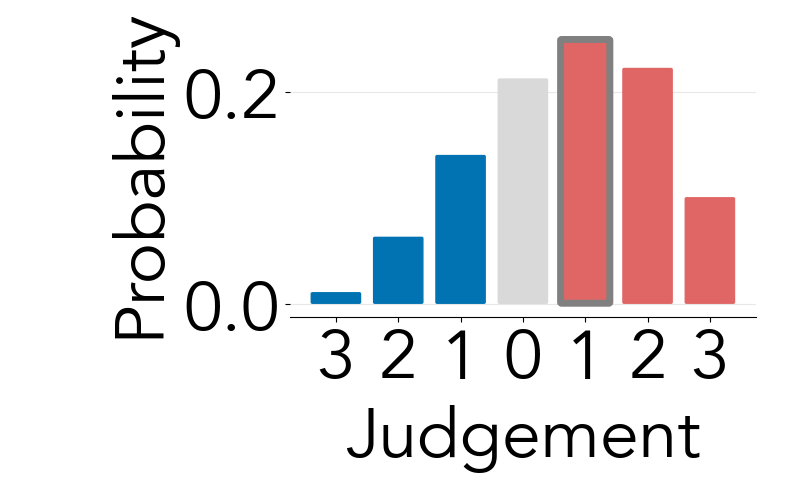
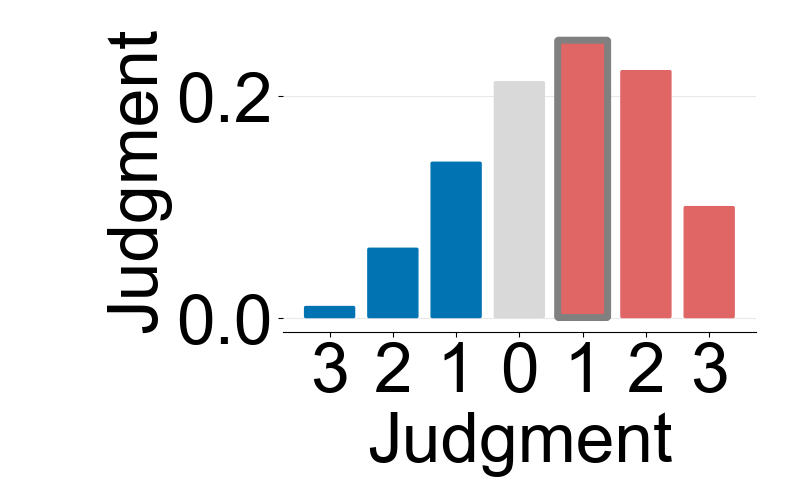
Before and after one commit to janphilippfranken/spacefish, a Jupyter notebook: analysis/beta_plot.ipynb, the cells around one changed output. Drawn from its saved outputs; the diff is of its cells as text; code cells hidden in the pictures.

```diff
--- a/analysis/beta_plot.ipynb
+++ b/analysis/beta_plot.ipynb
@@ -46,7 +46,7 @@ import seaborn as sns
 from plots import get_fancy_bbox, get_palette, lighten_color
 
 def plot_bins(a, b, ax, **kwargs):
-    plt.rcParams['font.family'] = "Avenir"
+    plt.rcParams['font.family'] = "Arial"
     plt.rcParams['font.size'] = "50"
 
     # Define the bins.
@@ -73,33 +73,33 @@ def plot_bins(a, b, ax, **kwargs):
         bb = patch.get_bbox()
         color=patch.get_facecolor()
         p_bbox = get_fancy_bbox(bb, "round,pad=-0.005,rounding_size=0.02", color, mutation_aspect=0.05)
         patch.remove()
         new_patches.append(p_bbox)
     for patch in new_patches:
         ax.add_patch(patch)
 
     # Color each bar according to the defined colors.
     for i, bar in enumerate(ax.patches):
         bar.set_color(colors[i])
 
     # Add a gray frame to the fifth bar
     ax.patches[4].set_edgecolor('grey')
     ax.patches[4].set_linewidth(5)
 
 
     # Set labels and ticks for the x-axis.
     xticks = np.arange(0, 7)
     ax.set_xticks(xticks)
     ax.set_xticklabels([3, 2, 1, 0, 1, 2, 3])
 
     return ax
 
 fig, ax = plt.subplots(figsize=(8, 6))
 plot_bins(3, 2, ax)
-ax.set_xlabel(r'Judgement')
-ax.set_ylabel('Probability')
+ax.set_xlabel(r'Judgment')
+ax.set_ylabel('Judgment')
 plt.tight_layout()
 plt.savefig('beta_3_2_discrete.pdf')
 plt.show()
 # %% [output]
-[figure, old version]
+[figure, new version]
```
Also changed, not shown: parts of 1 cell of this notebook, 2 other files.
